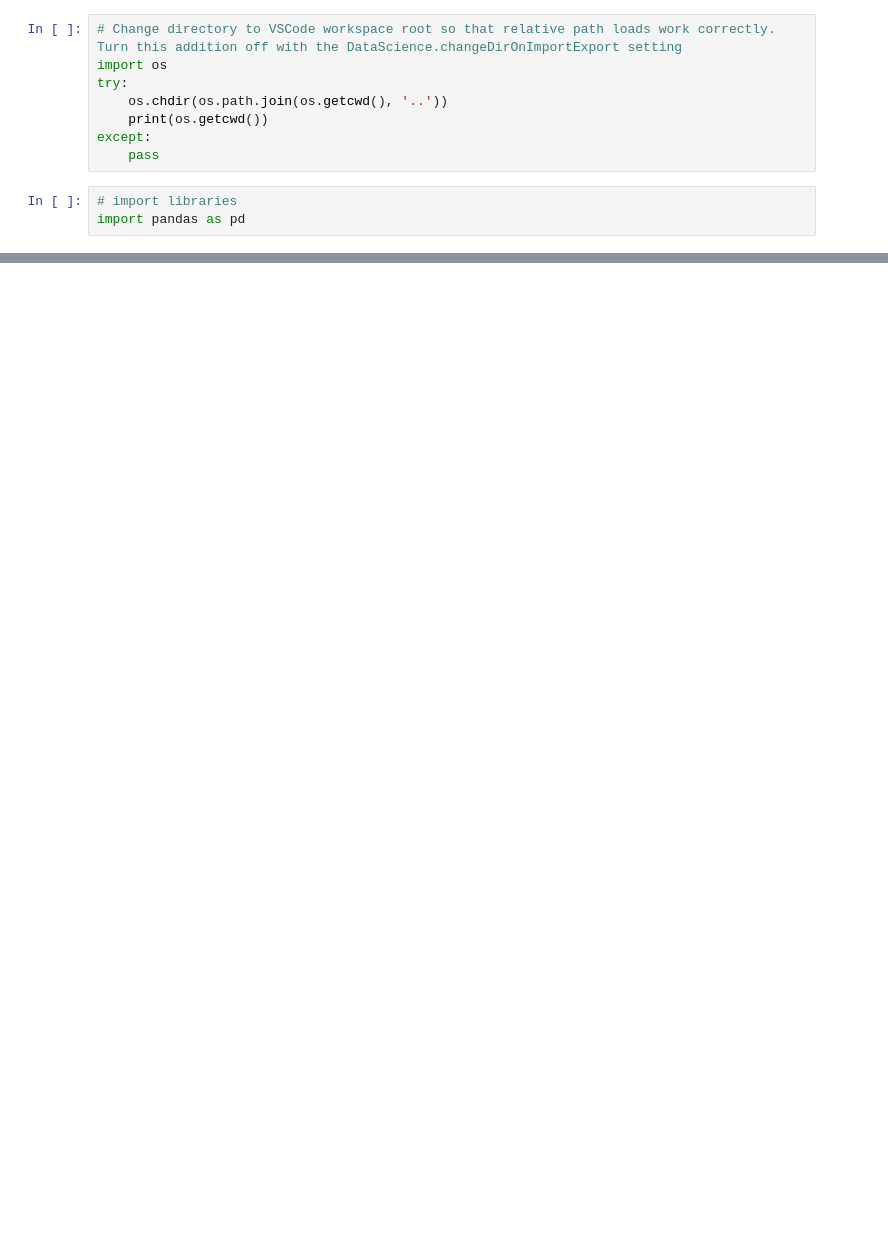
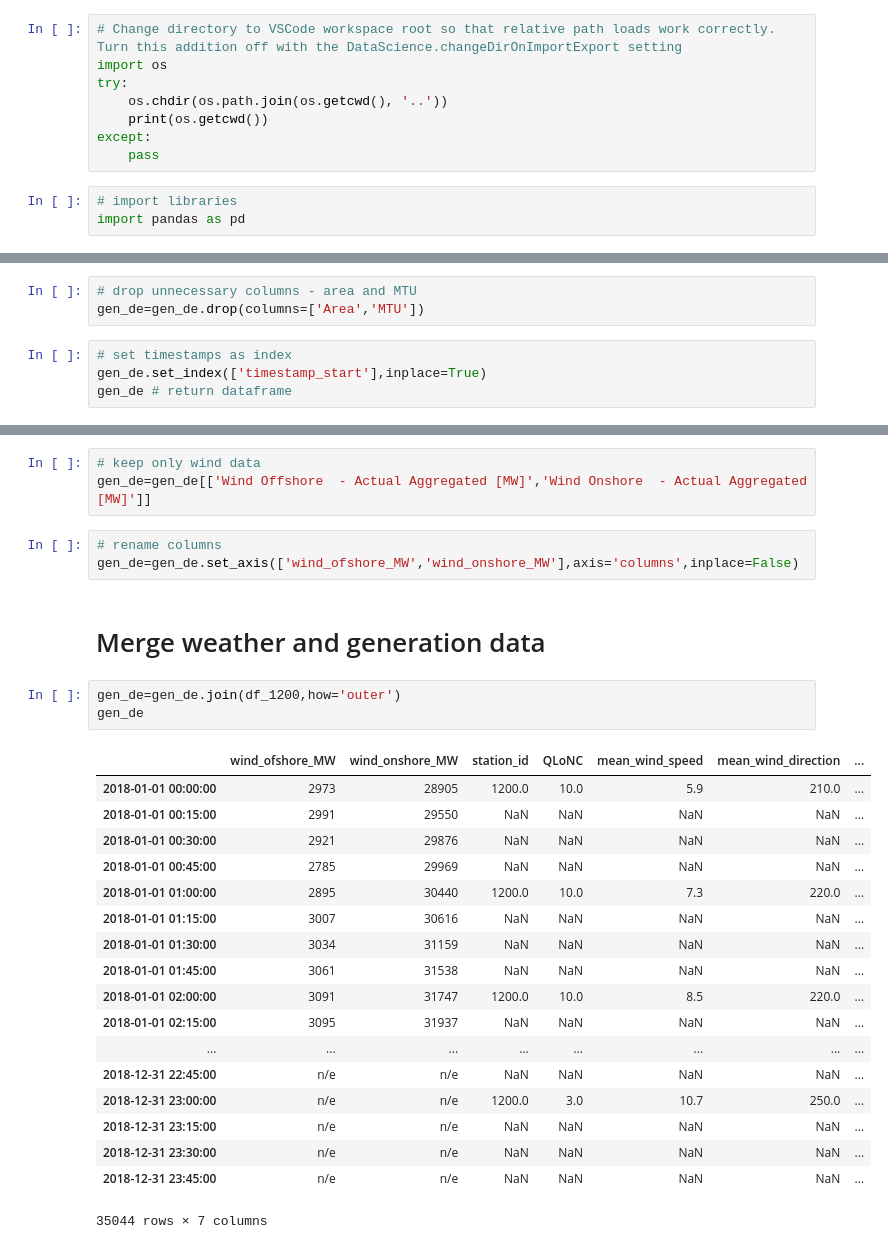
Before and after one commit to DrRoad/short-term-forecasting, a Jupyter notebook: jupyter-notebooks/meteo-hourly_wind-DE.ipynb, the cells around one changed output, grey strips where cells are left out. Saved outputs shown, nothing was run; the diff lists cells and outputs as text; blank space fills up the shorter version.

```diff
--- a/jupyter-notebooks/meteo-hourly_wind-DE.ipynb
+++ b/jupyter-notebooks/meteo-hourly_wind-DE.ipynb
@@ -38,0 +236,7 @@ df_stn
+# %%
+# drop unnecessary columns - area and MTU
+gen_de=gen_de.drop(columns=['Area','MTU'])
+# %%
+# set timestamps as index
+gen_de.set_index(['timestamp_start'],inplace=True)
+gen_de # return dataframe
@@ -38,0 +263,30 @@ df_stn
+# %%
+# keep only wind data
+gen_de=gen_de[['Wind Offshore  - Actual Aggregated [MW]','Wind Onshore  - Actual Aggregated [MW]']]
+# %%
+# rename columns
+gen_de=gen_de.set_axis(['wind_ofshore_MW','wind_onshore_MW'],axis='columns',inplace=False)
+# %% [markdown]
+# Merge weather and generation data
+# %%
+gen_de=gen_de.join(df_1200,how='outer')
+gen_de
+# %% [output]
+|  | wind_ofshore_MW | wind_onshore_MW | station_id | QLoNC | mean_wind_speed | mean_wind_direction | ... |
+| 2018-01-01 00:00:00 | 2973 | 28905 | 1200.0 | 10.0 | 5.9 | 210.0 | ... |
+| 2018-01-01 00:15:00 | 2991 | 29550 | NaN | NaN | NaN | NaN | ... |
+| 2018-01-01 00:30:00 | 2921 | 29876 | NaN | NaN | NaN | NaN | ... |
+| 2018-01-01 00:45:00 | 2785 | 29969 | NaN | NaN | NaN | NaN | ... |
+| 2018-01-01 01:00:00 | 2895 | 30440 | 1200.0 | 10.0 | 7.3 | 220.0 | ... |
+| 2018-01-01 01:15:00 | 3007 | 30616 | NaN | NaN | NaN | NaN | ... |
+| 2018-01-01 01:30:00 | 3034 | 31159 | NaN | NaN | NaN | NaN | ... |
+| 2018-01-01 01:45:00 | 3061 | 31538 | NaN | NaN | NaN | NaN | ... |
+| 2018-01-01 02:00:00 | 3091 | 31747 | 1200.0 | 10.0 | 8.5 | 220.0 | ... |
+| 2018-01-01 02:15:00 | 3095 | 31937 | NaN | NaN | NaN | NaN | ... |
+| ... | ... | ... | ... | ... | ... | ... | ... |
+| 2018-12-31 22:45:00 | n/e | n/e | NaN | NaN | NaN | NaN | ... |
+| 2018-12-31 23:00:00 | n/e | n/e | 1200.0 | 3.0 | 10.7 | 250.0 | ... |
+| 2018-12-31 23:15:00 | n/e | n/e | NaN | NaN | NaN | NaN | ... |
+| 2018-12-31 23:30:00 | n/e | n/e | NaN | NaN | NaN | NaN | ... |
+| 2018-12-31 23:45:00 | n/e | n/e | NaN | NaN | NaN | NaN | ... |
+35044 rows × 7 columns
```
Also changed, not shown: parts of 22 cells of this notebook, 10 other files.
